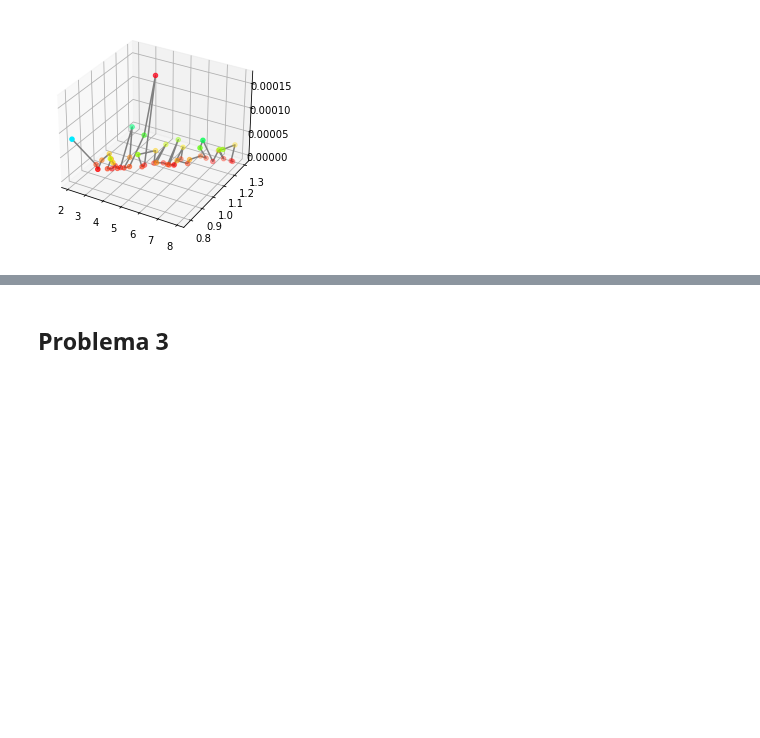
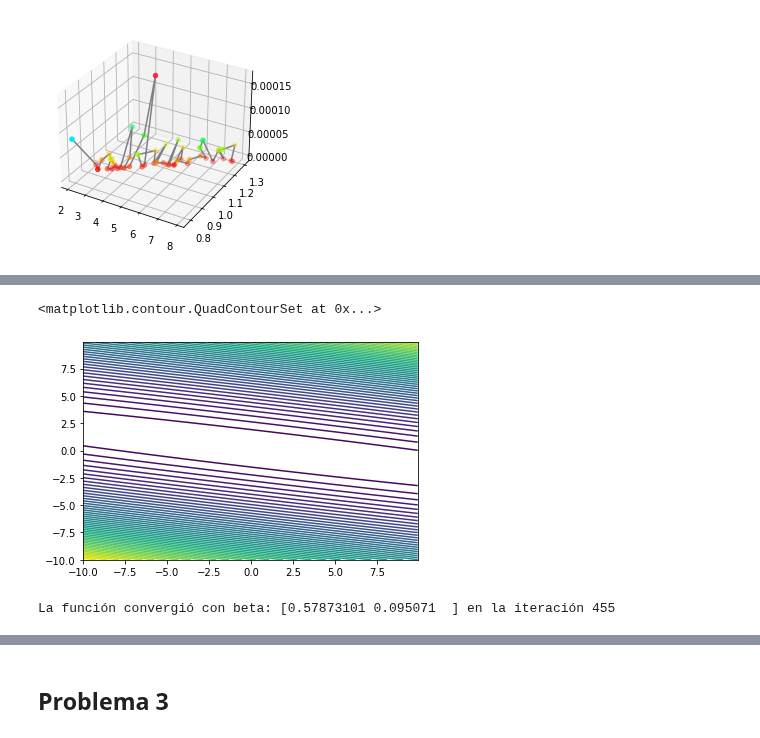
Before and after one commit to Skalas/Matematicas-Computacionales-fall2021, a Jupyter notebook: alumnos/Buebito/Tarea 1/Tarea1_RodrigoUribe_CopiaDeLaOriginal.ipynb, the cells around one changed output, grey strips where cells are left out. Saved outputs shown, nothing was run; the diff lists cells and outputs as text; code cells hidden in the pictures; blank space fills up the shorter version.

```diff
--- a/alumnos/Buebito/Tarea 1/Tarea1_RodrigoUribe_CopiaDeLaOriginal.ipynb
+++ b/alumnos/Buebito/Tarea 1/Tarea1_RodrigoUribe_CopiaDeLaOriginal.ipynb
@@ -233,0 +261,10 @@ plt.show()
+# %%
+plt.contour(B0,B1,C,50)
+# %% [output]
+<matplotlib.contour.QuadContourSet at 0x...>
+[figure, added]
+# %%
+r=RegresionLineal()
+r.gradientDescent(ex,ay)
+# %% [output]
+La función convergió con beta: [0.57873101 0.095071  ] en la iteración 455
```
Also changed, not shown: parts of 12 cells of this notebook.
